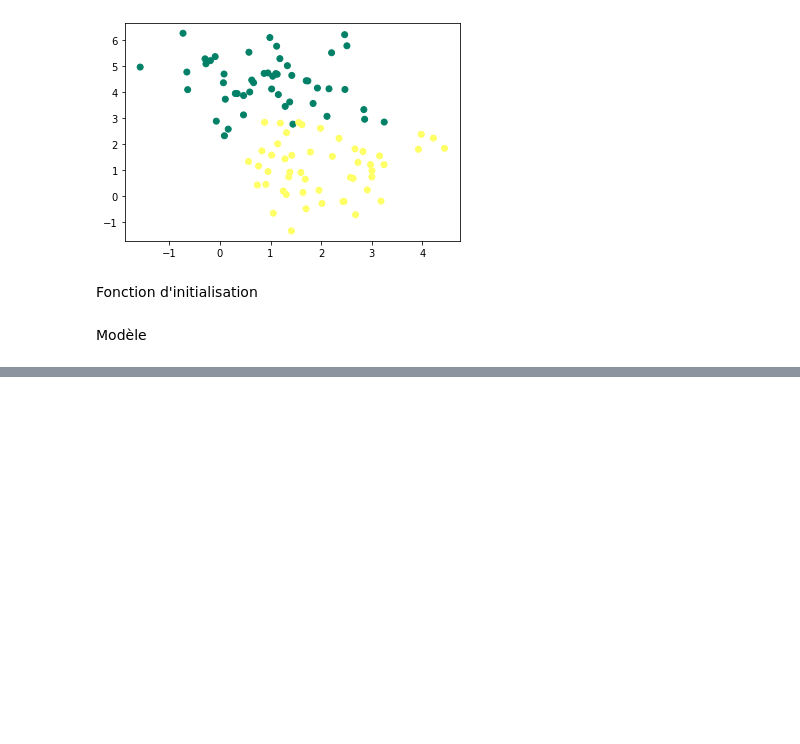
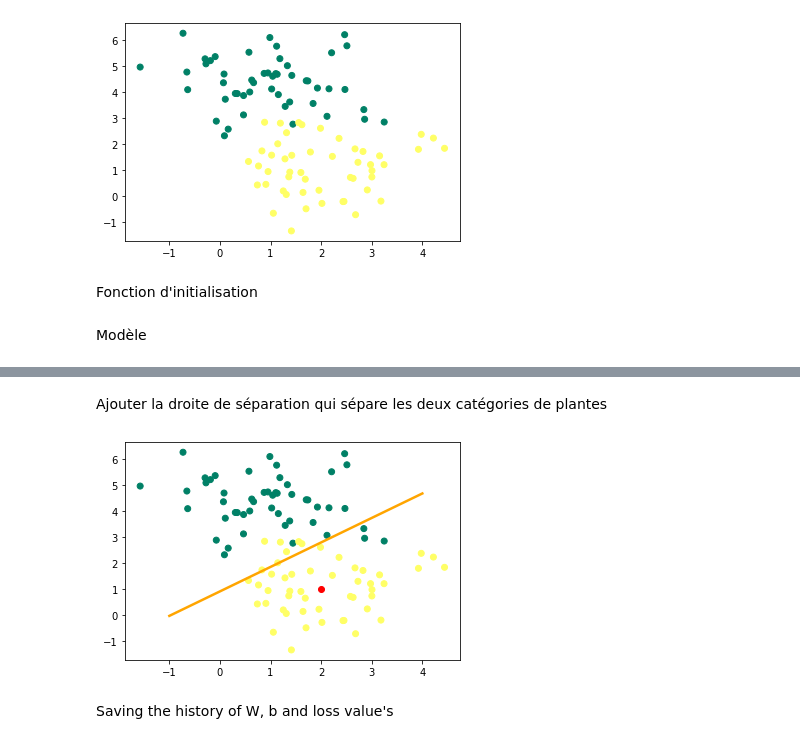
Before and after one commit to AliAnisNOURA/FirstNeurone, a Jupyter notebook: firstNeurone.ipynb, the cells around one changed output, grey strips where cells are left out. Cells and saved outputs as stored; diff of their text form; code cells hidden in the pictures; blank space fills up the shorter version.

```diff
--- a/firstNeurone.ipynb
+++ b/firstNeurone.ipynb
@@ -90,0 +107,13 @@ W, b =artificial_neuron(X, y)
+# %% [markdown]
+Ajouter la droite de séparation qui sépare les deux catégories de plantes
+# %%
+x0=np.linspace(-1, 4, 100)
+x1= (- W[0] * x0 - b)/W[1]
+plt.plot(x0,x1, c='orange', lw=2.5)
+plt.scatter(X[:,0], X[:, 1], c=y, cmap='summer')
+plt.scatter(new_plant[0], new_plant[1], c='red')
+plt.show()
+# %% [output]
+[figure, added]
+# %% [markdown]
+Saving the history of W, b and loss value's
```
Also changed, not shown: parts of 6 cells of this notebook.
